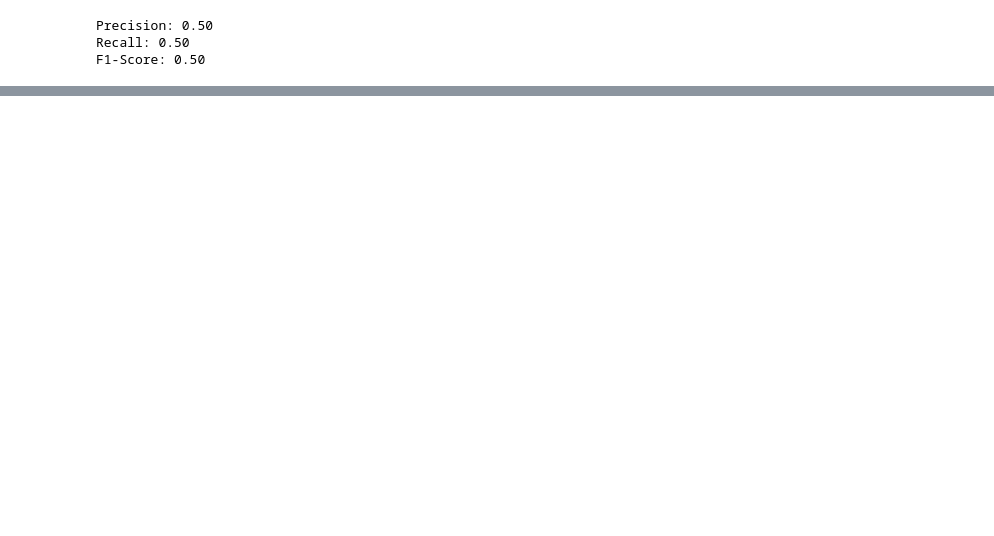
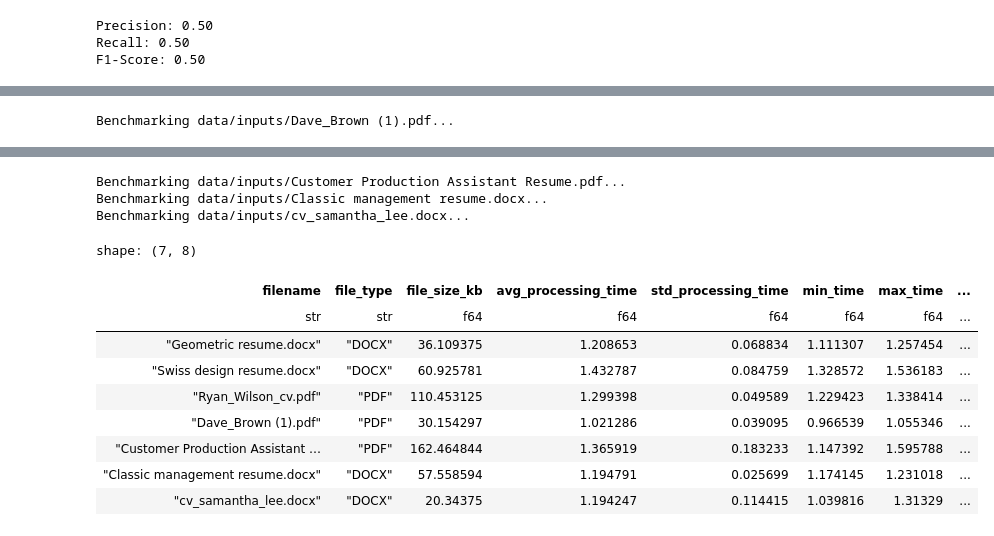
Before and after one commit to Batmobil/resume_parser, a Jupyter notebook: resume_parser.ipynb, the cells around one changed output, grey strips where cells are left out. Saved outputs shown, nothing was run; the diff lists cells and outputs as text; code cells hidden in the pictures; blank space fills up the shorter version.

```diff
--- a/resume_parser.ipynb
+++ b/resume_parser.ipynb
@@ -468,0 +486,66 @@ shape: (7, 7)
+# %%
+import time
+import numpy as np
+
+def benchmark_parser_pipeline(resume_paths, parse_function, num_runs=3):
+    """
+    Benchmark the parsing performance across multiple resumes with multiple runs
+
+    Args:
+        resume_paths (list): List of paths to resume files
+        parse_function (function): Your main parsing function
+        num_runs (int): Number of times to run each file for stable measurement
+
+    Returns:
+        pd.DataFrame: Performance metrics for each file
+    """
+    performance_results = []
+
+    for resume_path in resume_paths:
+        times = []
+        file_size = os.path.getsize(resume_path) / 1024  # Size in KB
+        file_type = resume_path.split('.')[-1].upper()
+
+        print(f"Benchmarking {resume_path}...")
+
+        for run in range(num_runs):
+            start_time = time.time()
+
+            try:
+                # Time the main parsing function
+                result = parse_function(resume_path)
+                end_time = time.time()
+                elapsed_time = end_time - start_time
+                times.append(elapsed_time)
+
+            except Exception as e:
+                print(f"Error processing {resume_path} in run {run}: {e}")
+                times.append(np.nan)  # Mark failed runs as NaN
+
+        # Remove failed runs and calculate stats
+        successful_times = [t for t in times if not np.isnan(t)]
+
+        if successful_times:
+            performance_results.append({
+                'filename': os.path.basename(resume_path),
+                'file_type': file_type,
+                'file_size_kb': file_size,
+                'avg_processing_time': np.mean(successful_times),
+                'std_processing_time': np.std(successful_times),
+                'min_time': np.min(successful_times),
+                'max_time': np.max(successful_times),
+                'num_successful_runs': len(successful_times)
+            })
+
+    return pl.from_dicts(performance_results)
+
+# Usage example
+
+input_folder = "data/inputs"
+resume_paths =  [os.path.join(input_folder,filename) for filename in os.listdir(input_folder)]
+# Benchmark your parser
+parser = ResumeParser()
+
+performance_df = benchmark_parser_pipeline(resume_paths, parser, num_runs=3)
+performance_df
+# %% [output]
@@ -468,0 +558 @@ shape: (7, 7)
+Benchmarking data/inputs/Dave_Brown (1).pdf...
@@ -468,0 +565,13 @@ shape: (7, 7)
+Benchmarking data/inputs/Customer Production Assistant Resume.pdf...
+Benchmarking data/inputs/Classic management resume.docx...
+Benchmarking data/inputs/cv_samantha_lee.docx...
+shape: (7, 8)
+| filename | file_type | file_size_kb | avg_processing_time | std_processing_time | min_time | max_time | ... |
+| str | str | f64 | f64 | f64 | f64 | f64 | ... |
+| "Geometric resume.docx" | "DOCX" | 36.109375 | 1.208653 | 0.068834 | 1.111307 | 1.257454 | ... |
+| "Swiss design resume.docx" | "DOCX" | 60.925781 | 1.432787 | 0.084759 | 1.328572 | 1.536183 | ... |
+| "Ryan_Wilson_cv.pdf" | "PDF" | 110.453125 | 1.299398 | 0.049589 | 1.229423 | 1.338414 | ... |
+| "Dave_Brown (1).pdf" | "PDF" | 30.154297 | 1.021286 | 0.039095 | 0.966539 | 1.055346 | ... |
+| "Customer Production Assistant … | "PDF" | 162.464844 | 1.365919 | 0.183233 | 1.147392 | 1.595788 | ... |
+| "Classic management resume.docx" | "DOCX" | 57.558594 | 1.194791 | 0.025699 | 1.174145 | 1.231018 | ... |
+| "cv_samantha_lee.docx" | "DOCX" | 20.34375 | 1.194247 | 0.114415 | 1.039816 | 1.31329 | ... |
```
Also changed, not shown: parts of 5 cells of this notebook.
